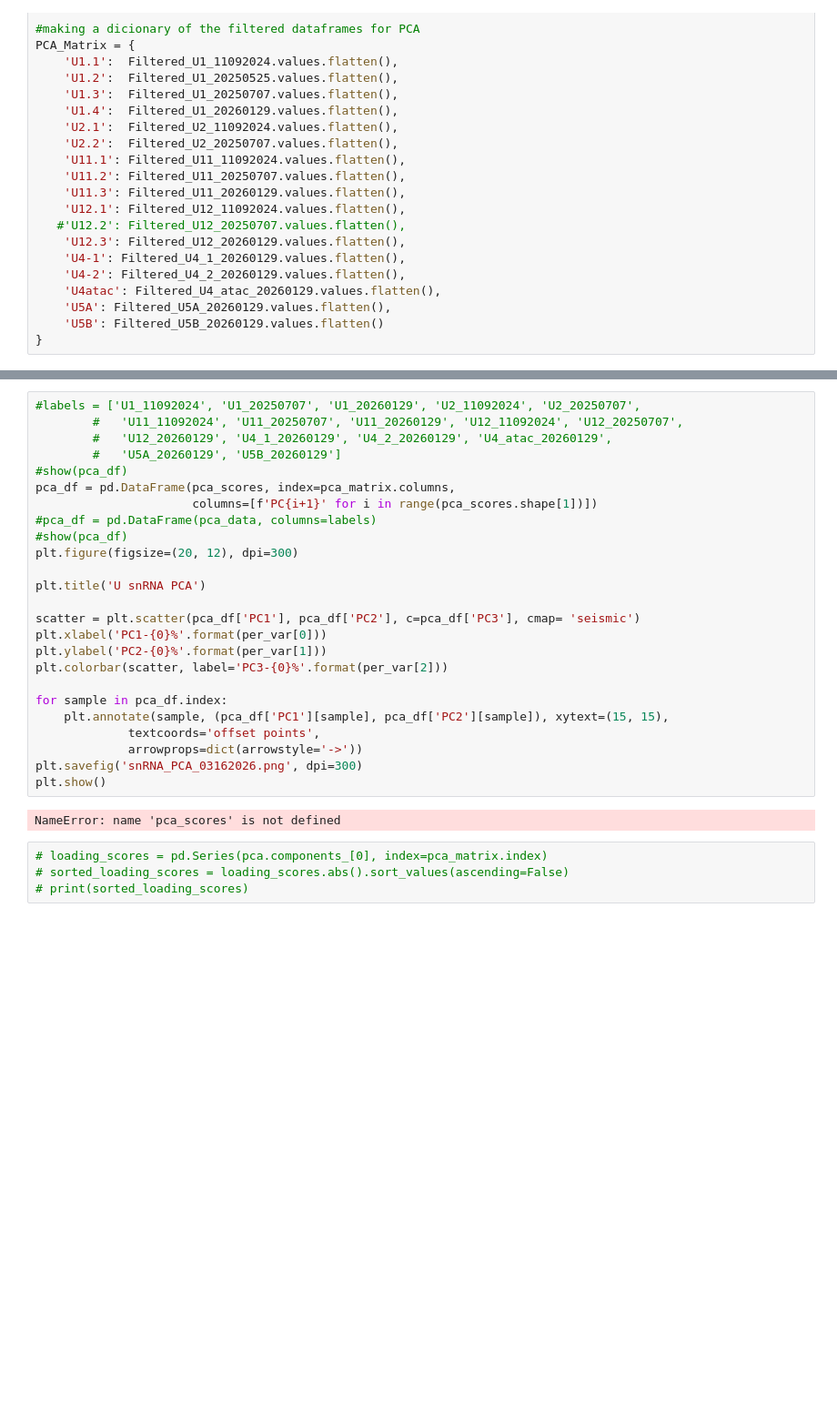
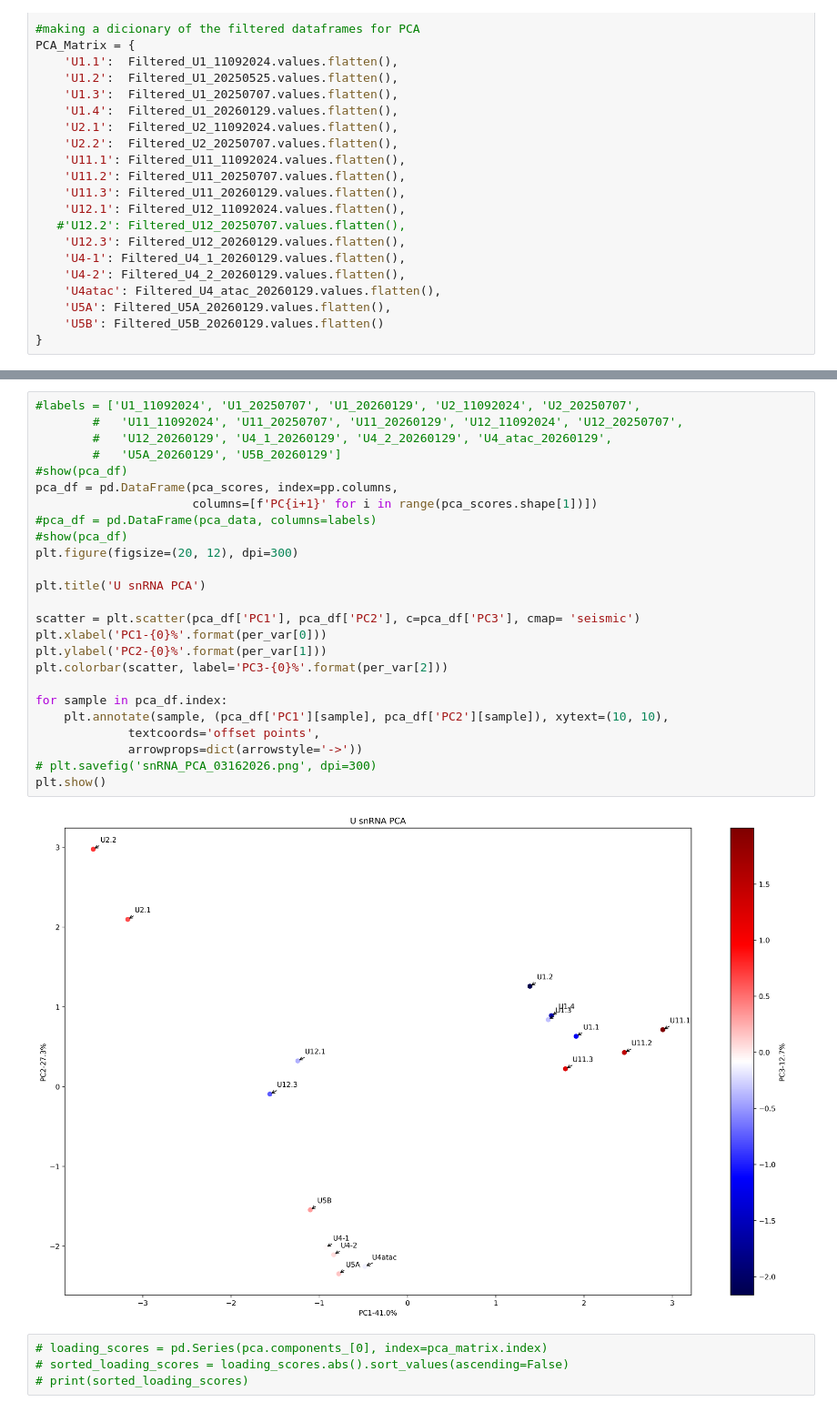
Before and after one commit to wjarret/Thesis_Code_Book, a Jupyter notebook: snRNA data analysis/PCA_Hierarchical_Clustering_snRNA.ipynb, the cells around one changed output, grey strips where cells are left out. Shown at 91% size. Saved outputs shown, nothing was run; the diff lists cells and outputs as text; blank space fills up the shorter version.

```diff
--- a/snRNA data analysis/PCA_Hierarchical_Clustering_snRNA.ipynb
+++ b/snRNA data analysis/PCA_Hierarchical_Clustering_snRNA.ipynb
@@ -160,30 +212,30 @@ Warning: Total number of columns (24) exceeds max_columns (20). Falling back to
 # %%
 #labels = ['U1_11092024', 'U1_20250707', 'U1_20260129', 'U2_11092024', 'U2_20250707',
         #   'U11_11092024', 'U11_20250707', 'U11_20260129', 'U12_11092024', 'U12_20250707',
         #   'U12_20260129', 'U4_1_20260129', 'U4_2_20260129', 'U4_atac_20260129',
         #   'U5A_20260129', 'U5B_20260129']
 #show(pca_df)
-pca_df = pd.DataFrame(pca_scores, index=pca_matrix.columns,
+pca_df = pd.DataFrame(pca_scores, index=pp.columns,
                       columns=[f'PC{i+1}' for i in range(pca_scores.shape[1])])
 #pca_df = pd.DataFrame(pca_data, columns=labels)
 #show(pca_df)
 plt.figure(figsize=(20, 12), dpi=300)
 
 plt.title('U snRNA PCA')
 
 scatter = plt.scatter(pca_df['PC1'], pca_df['PC2'], c=pca_df['PC3'], cmap= 'seismic')
 plt.xlabel('PC1-{0}%'.format(per_var[0]))
 plt.ylabel('PC2-{0}%'.format(per_var[1]))
 plt.colorbar(scatter, label='PC3-{0}%'.format(per_var[2]))
 
 for sample in pca_df.index:
-    plt.annotate(sample, (pca_df['PC1'][sample], pca_df['PC2'][sample]), xytext=(15, 15),
+    plt.annotate(sample, (pca_df['PC1'][sample], pca_df['PC2'][sample]), xytext=(10, 10),
              textcoords='offset points',
              arrowprops=dict(arrowstyle='->'))
-plt.savefig('snRNA_PCA_03162026.png', dpi=300)
+# plt.savefig('snRNA_PCA_03162026.png', dpi=300)
 plt.show()
 # %% [output]
-NameError: name 'pca_scores' is not defined
+[figure, added]
 # %%
 # loading_scores = pd.Series(pca.components_[0], index=pca_matrix.index)
 # sorted_loading_scores = loading_scores.abs().sort_values(ascending=False)
```
Also changed, not shown: parts of 19 cells of this notebook.
